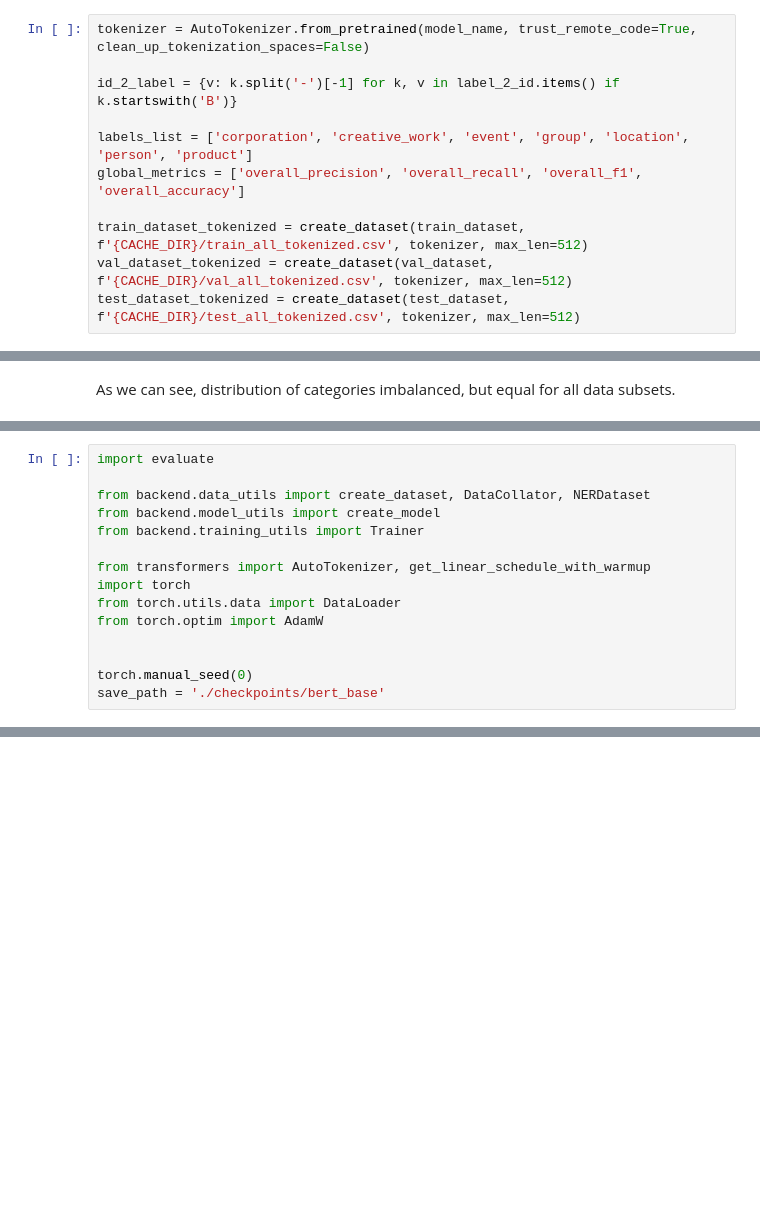
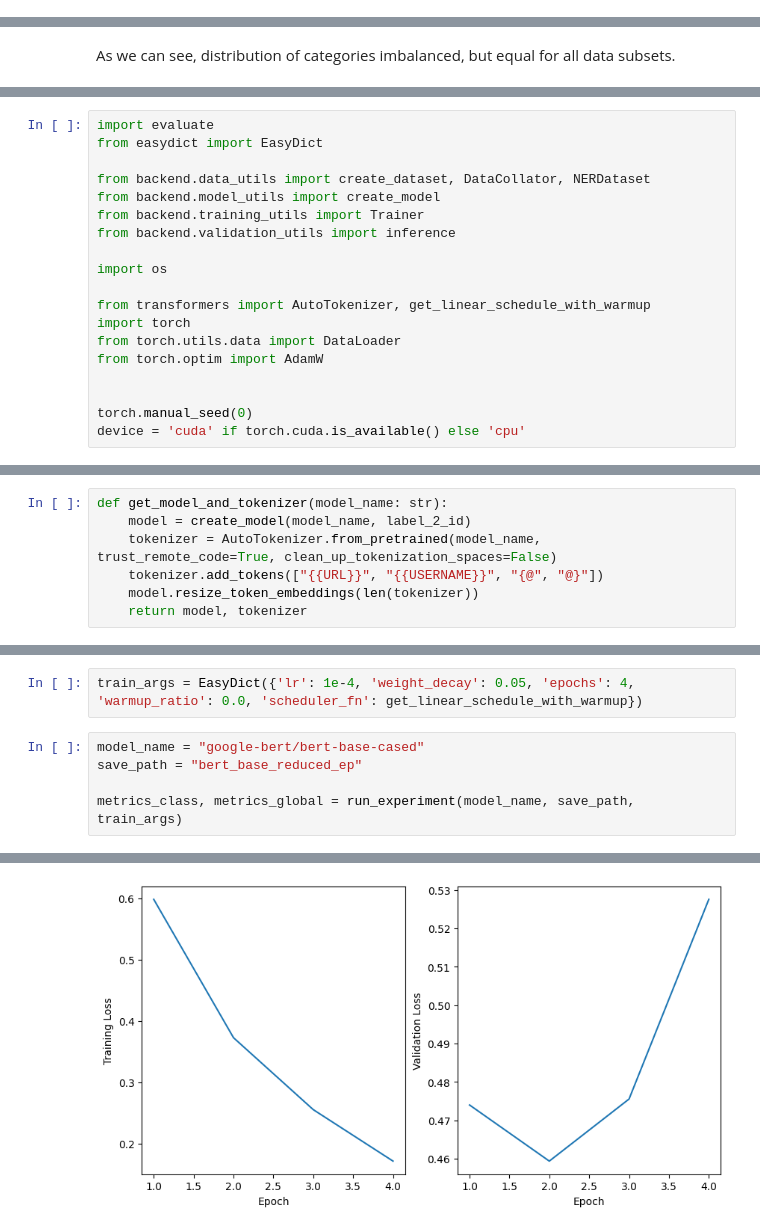
Before and after one commit to AlexSidDev/BigBrother, a Jupyter notebook: EDA.ipynb, the cells around one changed output, grey strips where cells are left out. Cells and saved outputs as stored; diff of their text form; blank space fills up the shorter version.

```diff
--- a/EDA.ipynb
+++ b/EDA.ipynb
@@ -46,14 +50,3 @@ converter_fn = partial(to_bio, labels_mapping={v: k for k, v in label_2_id.items
 train_dataset = train_dataset.map(converter_fn)
 val_dataset = val_dataset.map(converter_fn)
 test_dataset = test_dataset.map(converter_fn)
-# %%
-tokenizer = AutoTokenizer.from_pretrained(model_name, trust_remote_code=True, clean_up_tokenization_spaces=False)
-
-id_2_label = {v: k.split('-')[-1] for k, v in label_2_id.items() if k.startswith('B')}
-
-labels_list = ['corporation', 'creative_work', 'event', 'group', 'location', 'person', 'product']
-global_metrics = ['overall_precision', 'overall_recall', 'overall_f1', 'overall_accuracy']
-
-train_dataset_tokenized = create_dataset(train_dataset, f'{CACHE_DIR}/train_all_tokenized.csv', tokenizer, max_len=512)
-val_dataset_tokenized = create_dataset(val_dataset, f'{CACHE_DIR}/val_all_tokenized.csv', tokenizer, max_len=512)
-test_dataset_tokenized = create_dataset(test_dataset, f'{CACHE_DIR}/test_all_tokenized.csv', tokenizer, max_len=512)
@@ -90,9 +79,13 @@ As we can see, distribution of categories imbalanced, but equal for all data sub
 # %%
 import evaluate
+from easydict import EasyDict
 
 from backend.data_utils import create_dataset, DataCollator, NERDataset
 from backend.model_utils import create_model
 from backend.training_utils import Trainer
+from backend.validation_utils import inference
+
+import os
 
 from transformers import AutoTokenizer, get_linear_schedule_with_warmup
 import torch
@@ -101,4 +94,4 @@ from torch.optim import AdamW
 
 
 torch.manual_seed(0)
-save_path = './checkpoints/bert_base'
+device = 'cuda' if torch.cuda.is_available() else 'cpu'
@@ -120,0 +101,7 @@ val_dataloader = DataLoader(val_ner_dataset, batch_size=64, shuffle=False, colla
+# %%
+def get_model_and_tokenizer(model_name: str):
+    model = create_model(model_name, label_2_id)
+    tokenizer = AutoTokenizer.from_pretrained(model_name, trust_remote_code=True, clean_up_tokenization_spaces=False)
+    tokenizer.add_tokens(["{{URL}}", "{{USERNAME}}", "{@", "@}"])
+    model.resize_token_embeddings(len(tokenizer))
+    return model, tokenizer
@@ -182,0 +237,8 @@ Value           0.612373        0.601648    0.606963          0.908093
+# %%
+train_args = EasyDict({'lr': 1e-4, 'weight_decay': 0.05, 'epochs': 4, 'warmup_ratio': 0.0, 'scheduler_fn': get_linear_schedule_with_warmup})
+# %%
+model_name = "google-bert/bert-base-cased"
+save_path = "bert_base_reduced_ep"
+
+metrics_class, metrics_global = run_experiment(model_name, save_path, train_args)
+# %% [output]
@@ -182,0 +272 @@ Value           0.612373        0.601648    0.606963          0.908093
+[figure, added]
```
Also changed, not shown: parts of 40 cells of this notebook, 2 other files.
